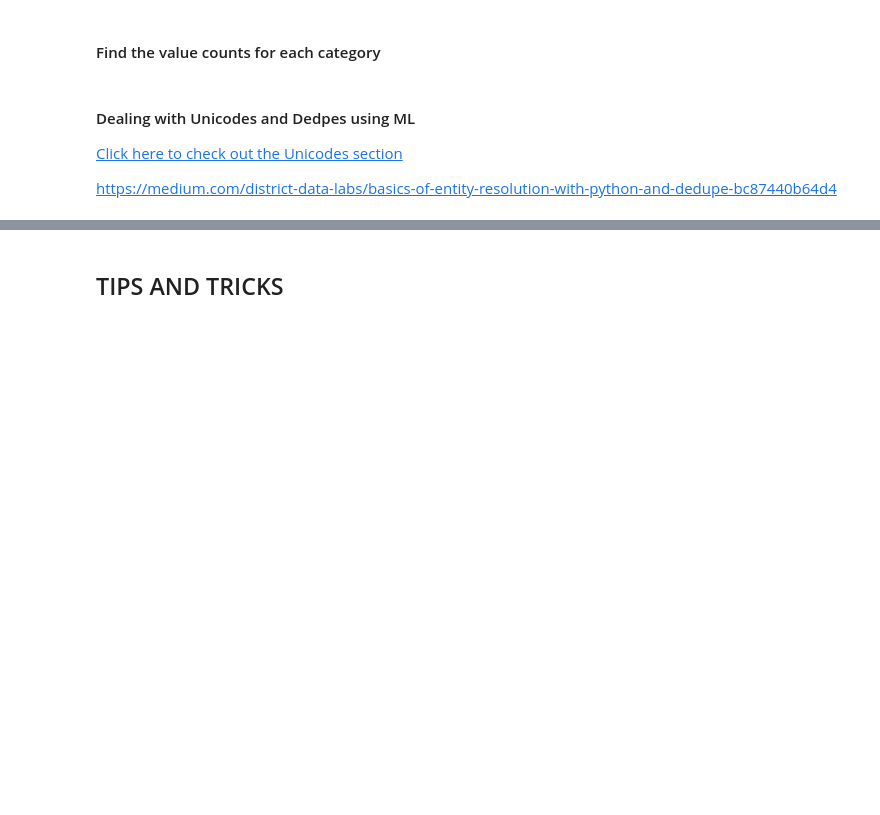
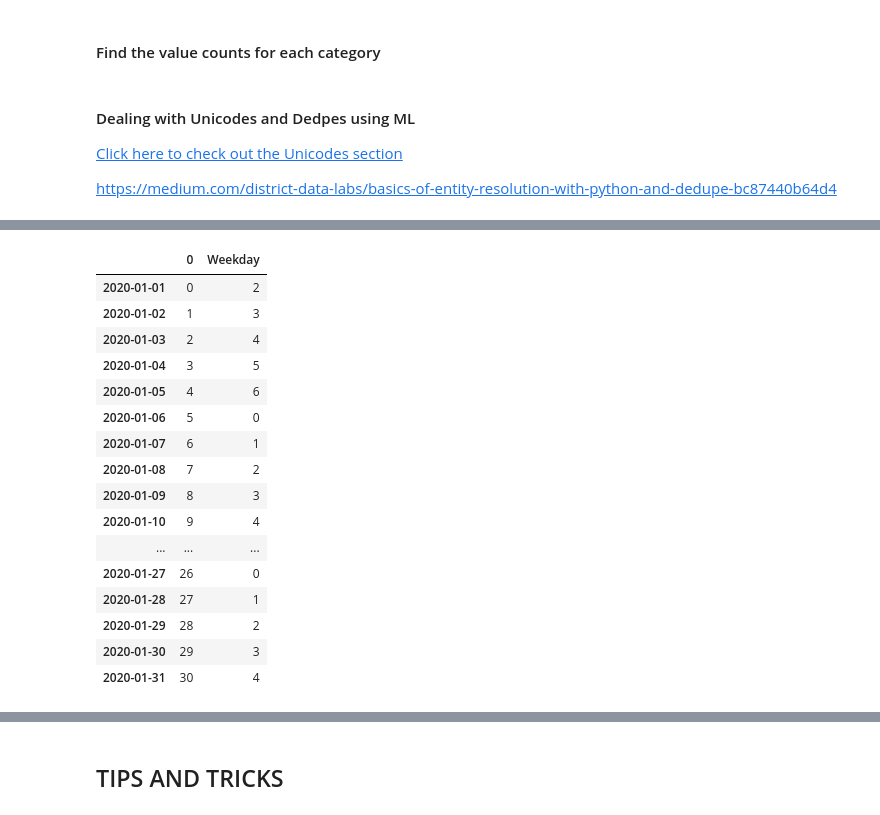
Before and after one commit to sjtalkar/StartHereTemplates, a Jupyter notebook: TemplateFileForDataCleaning.ipynb, the cells around one changed output, grey strips where cells are left out. Cells and saved outputs as stored; diff of their text form; code cells hidden in the pictures; blank space fills up the shorter version.

```diff
--- a/TemplateFileForDataCleaning.ipynb
+++ b/TemplateFileForDataCleaning.ipynb
@@ -360,0 +607,31 @@ train['Fare'].value_counts(bins=7)
+# %%
+import pandas as pd
+
+myindex=pd.date_range(start='1/1/2020', end='1/31/2020')
+a = [i for i in range(len(myindex))]
+df = pd.DataFrame(a, index=myindex)
+df['Weekday'] = df.index.weekday
+
+# Monday is 0 and Sunday is 6
+
+#pd.DateFrame(index=pd.date_range(start='1/1/2020', end='1/31/2020')
+# %%
+df
+# %% [output]
+|  | 0 | Weekday |
+| 2020-01-01 | 0 | 2 |
+| 2020-01-02 | 1 | 3 |
+| 2020-01-03 | 2 | 4 |
+| 2020-01-04 | 3 | 5 |
+| 2020-01-05 | 4 | 6 |
+| 2020-01-06 | 5 | 0 |
+| 2020-01-07 | 6 | 1 |
+| 2020-01-08 | 7 | 2 |
+| 2020-01-09 | 8 | 3 |
+| 2020-01-10 | 9 | 4 |
+| ... | ... | ... |
+| 2020-01-27 | 26 | 0 |
+| 2020-01-28 | 27 | 1 |
+| 2020-01-29 | 28 | 2 |
+| 2020-01-30 | 29 | 3 |
+| 2020-01-31 | 30 | 4 |
```
Also changed, not shown: parts of 28 cells of this notebook.
